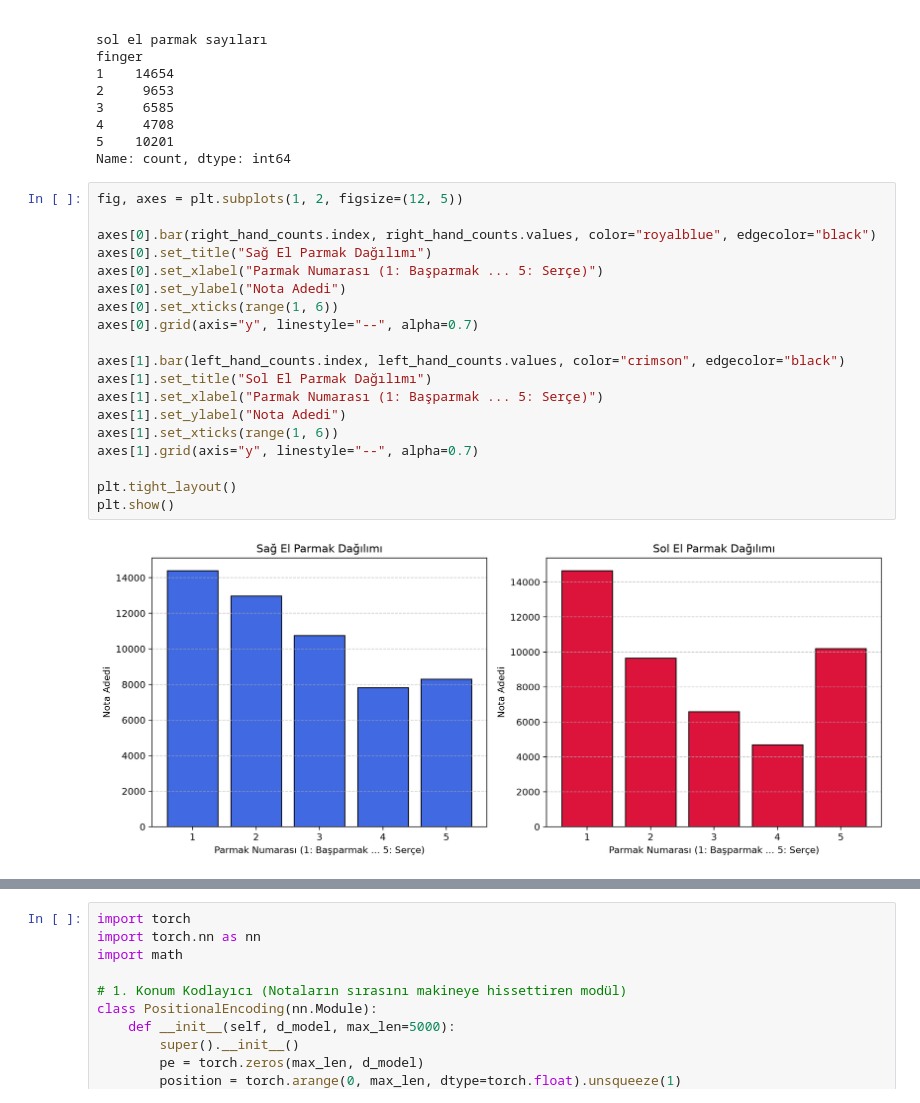
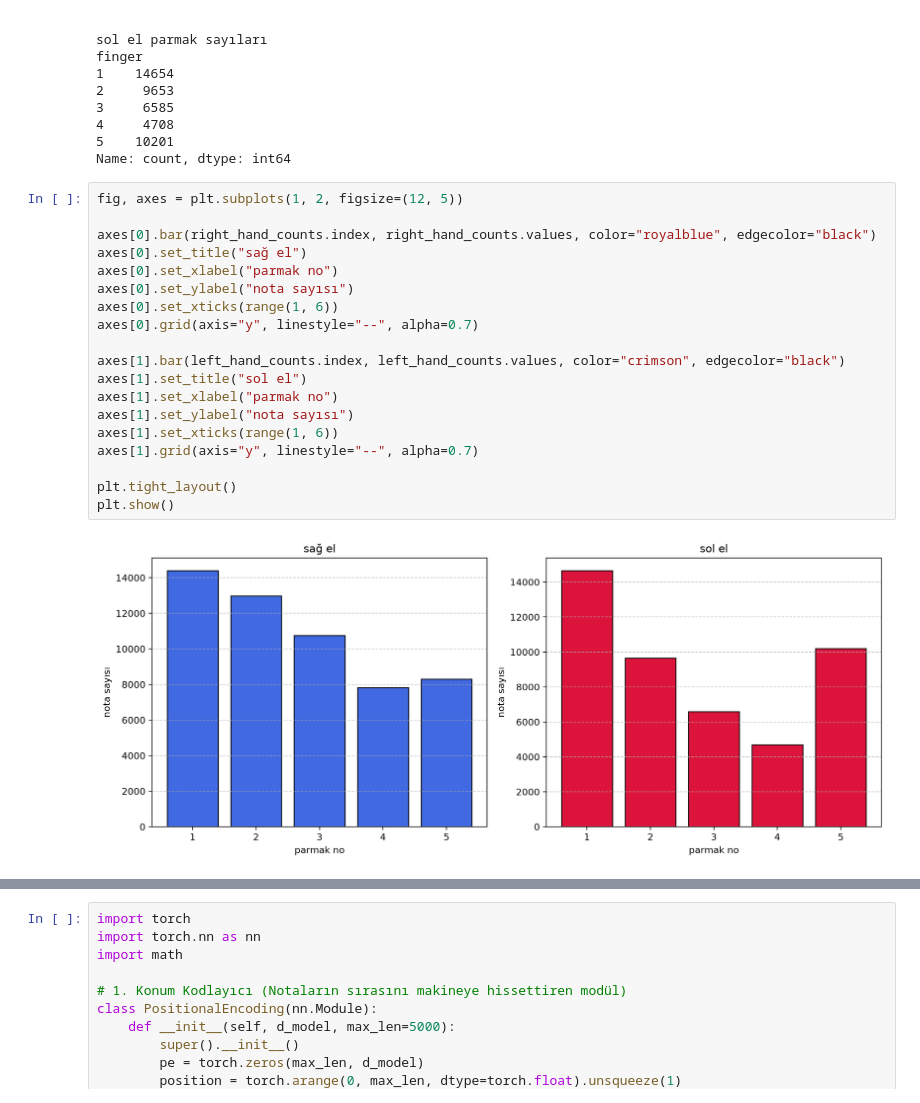
Before and after one commit to sutkucanverdi/piano-fingering-ml, a Jupyter notebook: pig.ipynb, the cells around one changed output, grey strips where cells are left out. Drawn from its saved outputs; the diff is of its cells as text.

```diff
--- a/pig.ipynb
+++ b/pig.ipynb
@@ -161,24 +172,24 @@ Name: count, dtype: int64
 # %%
 fig, axes = plt.subplots(1, 2, figsize=(12, 5))
 
 axes[0].bar(right_hand_counts.index, right_hand_counts.values, color="royalblue", edgecolor="black")
-axes[0].set_title("Sağ El Parmak Dağılımı")
-axes[0].set_xlabel("Parmak Numarası (1: Başparmak ... 5: Serçe)")
-axes[0].set_ylabel("Nota Adedi")
+axes[0].set_title("sağ el")
+axes[0].set_xlabel("parmak no")
+axes[0].set_ylabel("nota sayısı")
 axes[0].set_xticks(range(1, 6))
 axes[0].grid(axis="y", linestyle="--", alpha=0.7)
 
 axes[1].bar(left_hand_counts.index, left_hand_counts.values, color="crimson", edgecolor="black")
-axes[1].set_title("Sol El Parmak Dağılımı")
-axes[1].set_xlabel("Parmak Numarası (1: Başparmak ... 5: Serçe)")
-axes[1].set_ylabel("Nota Adedi")
+axes[1].set_title("sol el")
+axes[1].set_xlabel("parmak no")
+axes[1].set_ylabel("nota sayısı")
 axes[1].set_xticks(range(1, 6))
 axes[1].grid(axis="y", linestyle="--", alpha=0.7)
 
 plt.tight_layout()
 plt.show()
 # %% [output]
-[figure, old version]
+[figure, new version]
 # %%
 piece_ids = sorted(list(set([os.path.basename(f).split("-")[0] for f in all_files])))
 print(f"Toplam farklı eser sayısı: {len(piece_ids)}")
```
Also changed, not shown: parts of 8 cells of this notebook.
